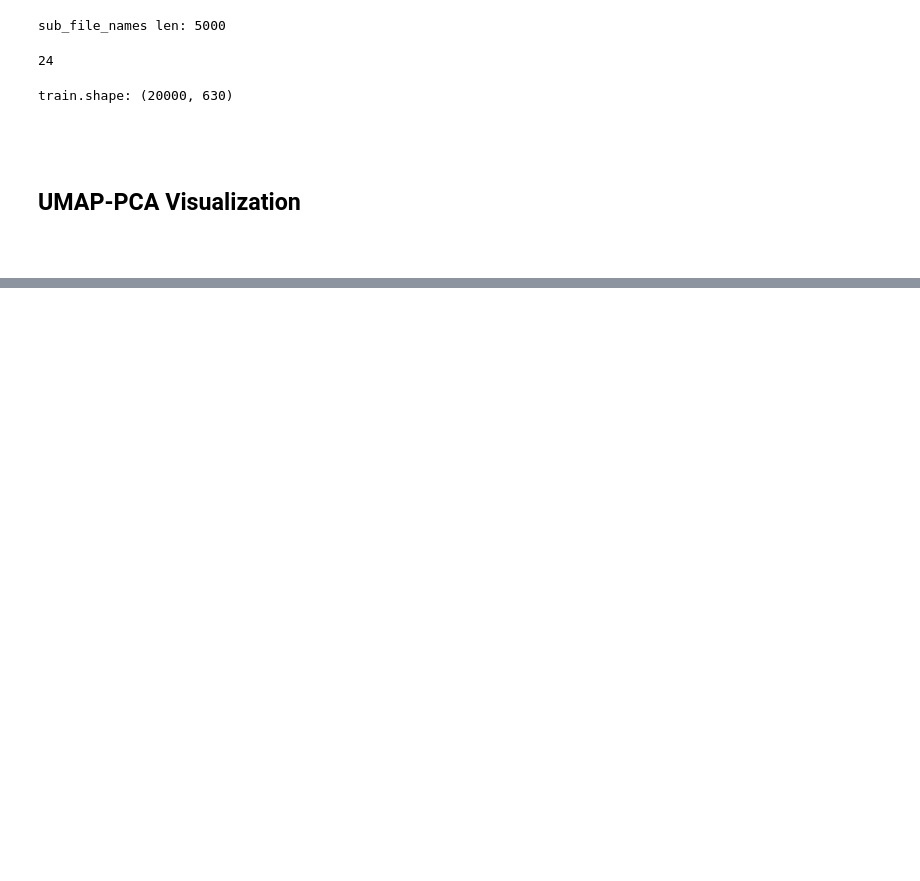
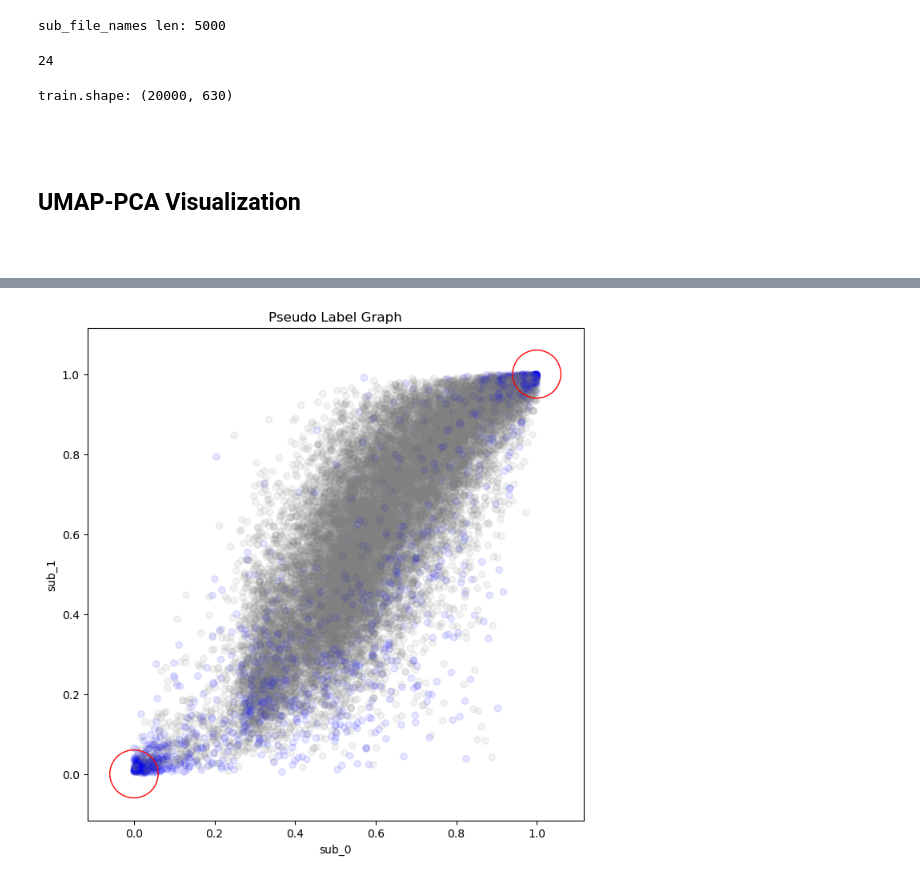
Before and after one commit to sainthm/kaggle_tps_nov, a Jupyter notebook: lhm/tabular_playground_series_nov_2022.ipynb, the cells around one changed output, grey strips where cells are left out. Saved outputs shown, nothing was run; the diff lists cells and outputs as text; code cells hidden in the pictures; blank space fills up the shorter version.

```diff
--- a/lhm/tabular_playground_series_nov_2022.ipynb
+++ b/lhm/tabular_playground_series_nov_2022.ipynb
@@ -366,0 +496,10 @@ ModuleNotFoundError: No module named 'umap'
+# %%
+fig, ax = plt.subplots(figsize=(8,8))
+ax.scatter(df_2d["sub_0"], df_2d["sub_1"], color=df_2d["pseudo_color"], alpha=0.1)
+ax.set_ylabel("sub_1")
+ax.set_xlabel("sub_0")
+ax.set_title("Pseudo Label Graph")
+ax.add_patch(plt.Circle((0, 0), 1-PSEUDO_TH, color='r', fill=False, clip_on=True))
+ax.add_patch(plt.Circle((1, 1), 1-PSEUDO_TH, color='r', fill=False, clip_on=True));
+# %% [output]
+[figure, added]
```
Also changed, not shown: parts of 12 cells of this notebook.
